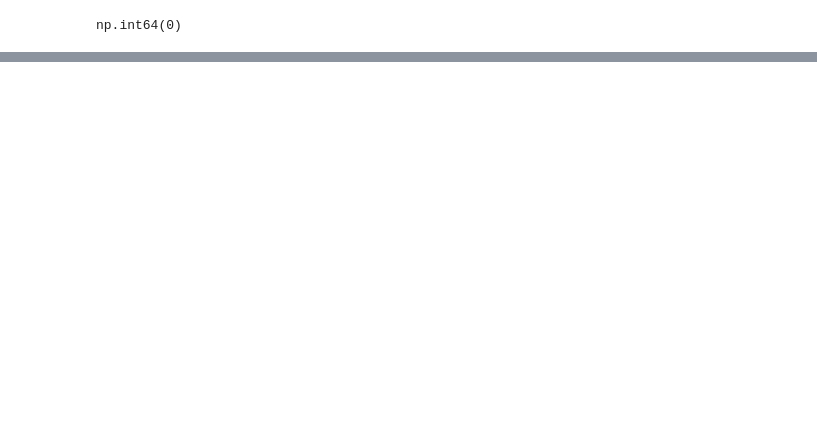
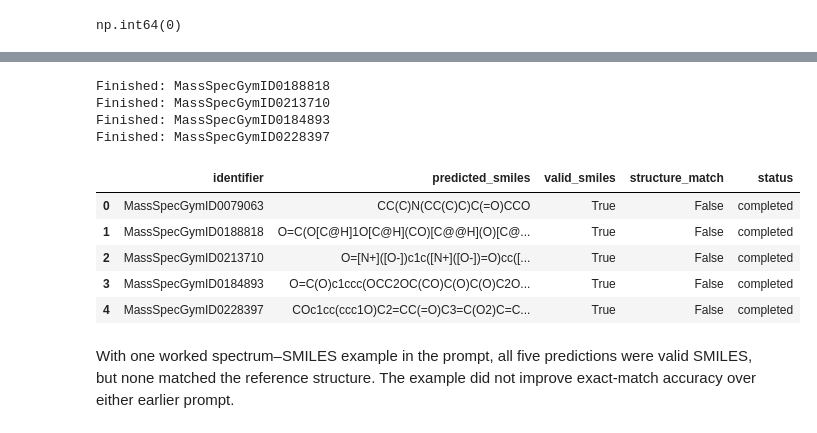
Before and after one commit to stephfn/ms-spectrometry-smiles-genai, a Jupyter notebook: notebooks/01_massspecgym_feasibility.ipynb, the cells around one changed output, grey strips where cells are left out. Drawn from its saved outputs; the diff is of its cells as text; code cells hidden in the pictures; blank space fills up the shorter version.

```diff
--- a/notebooks/01_massspecgym_feasibility.ipynb
+++ b/notebooks/01_massspecgym_feasibility.ipynb
@@ -395,0 +1166,68 @@ np.int64(0)
+# %%
+experiment_3_results = [{
+    "identifier": trial["identifier"],
+    "prompt": prompt_3,
+    "predicted_smiles": prediction_3,
+    "valid_smiles": molecule_3 is not None,
+    "structure_match": (
+        molecule_3 is not None
+        and Chem.MolToSmiles(molecule_3)
+            == Chem.MolToSmiles(reference_molecule)
+    ),
+    "status": response_3.status,
+}]
+
+# Keep the worked example fixed; change only the new spectrum.
+prompt_3_prefix = prompt_3.split("NEW INPUT:\n", 1)[0]
+
+for index, row in experiment_df.iterrows():
+    if index == trial.name:
+        continue
+
+    prompt = (
+        f"{prompt_3_prefix}"
+        f"NEW INPUT:\n{row['model_input']}\n"
+        "NEW OUTPUT:"
+    )
+    result = client.responses.create(
+        model="gpt-5-mini",
+        input=prompt,
+        reasoning={"effort": "low"},
+        max_output_tokens=4096,
+    )
+
+    predicted = result.output_text.strip()
+    molecule = Chem.MolFromSmiles(predicted) if predicted else None
+    reference = Chem.MolFromSmiles(row["smiles"])
+
+    experiment_3_results.append({
+        "identifier": row["identifier"],
+        "prompt": prompt,
+        "predicted_smiles": predicted,
+        "valid_smiles": molecule is not None,
+        "structure_match": (
+            molecule is not None
+            and reference is not None
+            and Chem.MolToSmiles(molecule) == Chem.MolToSmiles(reference)
+        ),
+        "status": result.status,
+    })
+    print("Finished:", row["identifier"])
+
+experiment_3_df = pd.DataFrame(experiment_3_results)
+experiment_3_df[
+    ["identifier", "predicted_smiles", "valid_smiles", "structure_match", "status"]
+]
+# %% [output]
+Finished: MassSpecGymID0188818
+Finished: MassSpecGymID0213710
+Finished: MassSpecGymID0184893
+Finished: MassSpecGymID0228397
+|  | identifier | predicted_smiles | valid_smiles | structure_match | status |
+| 0 | MassSpecGymID0079063 | CC(C)N(CC(C)C)C(=O)CCO | True | False | completed |
+| 1 | MassSpecGymID0188818 | O=C(O[C@H]1O[C@H](CO)[C@@H](O)[C@... | True | False | completed |
+| 2 | MassSpecGymID0213710 | O=[N+]([O-])c1c([N+]([O-])=O)cc([... | True | False | completed |
+| 3 | MassSpecGymID0184893 | O=C(O)c1ccc(OCC2OC(CO)C(O)C(O)C2O... | True | False | completed |
+| 4 | MassSpecGymID0228397 | COc1cc(ccc1O)C2=CC(=O)C3=C(O2)C=C... | True | False | completed |
+# %% [markdown]
+With one worked spectrum–SMILES example in the prompt, all five predictions were valid SMILES, but none matched the reference structure. The example did not improve exact-match accuracy over either earlier prompt.
```
Also changed, not shown: parts of 103 cells of this notebook, 2 other files.
